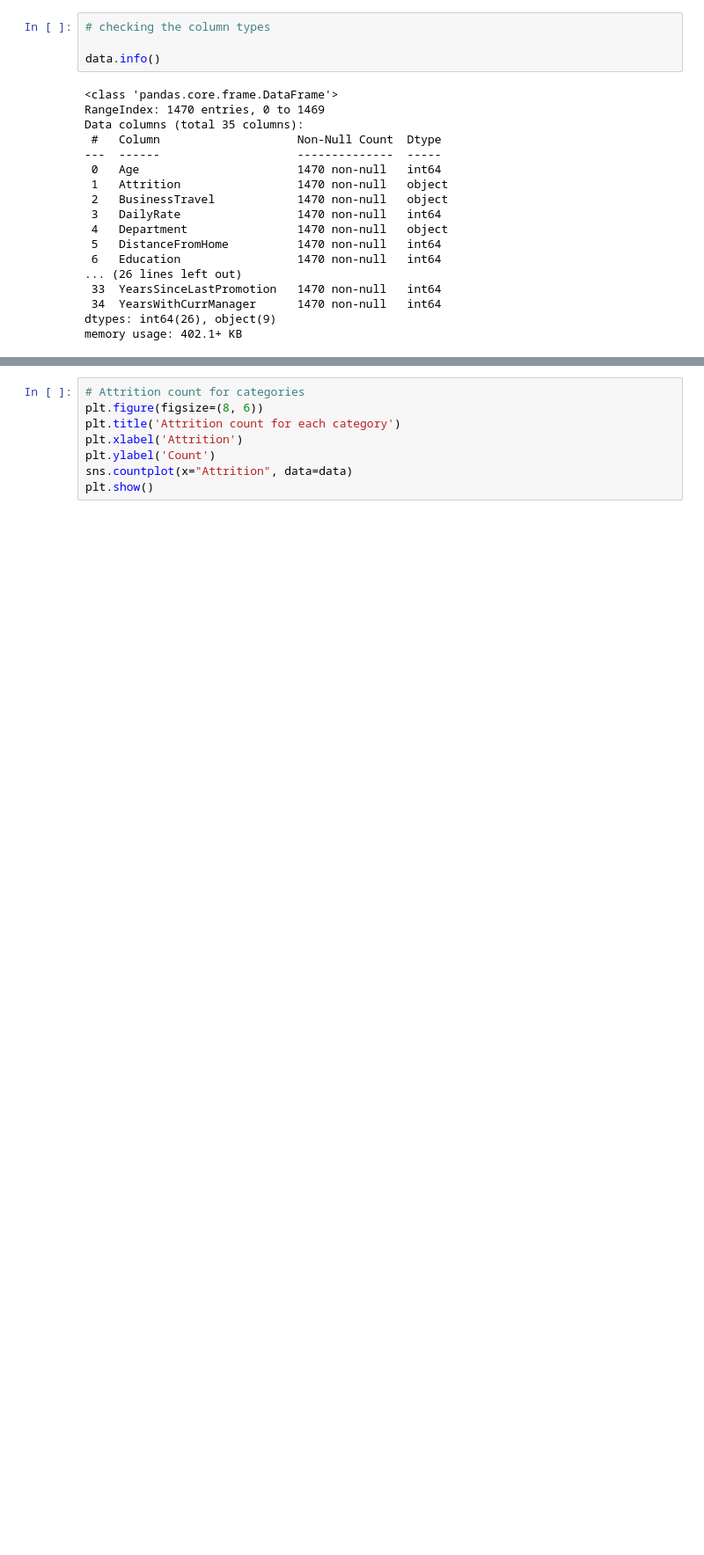
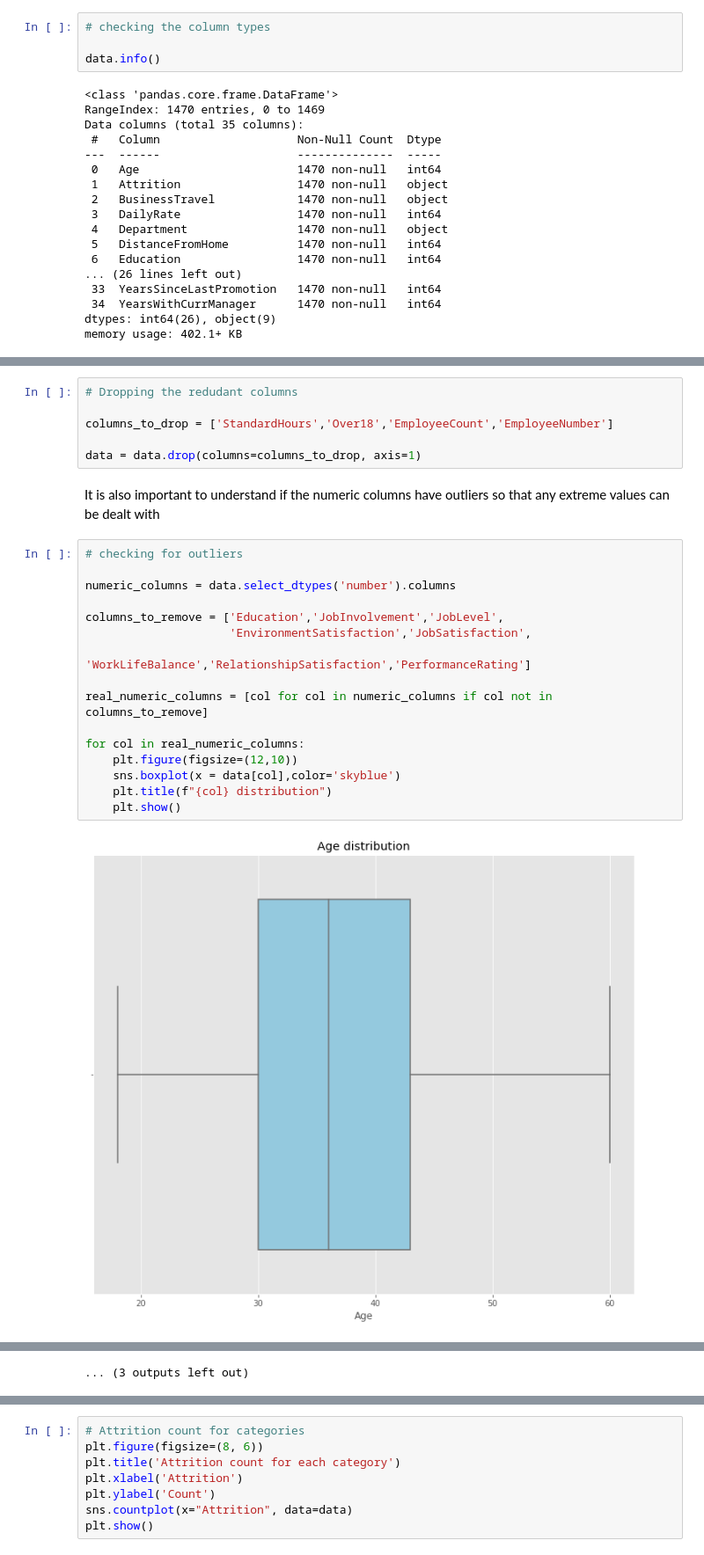
Before and after one commit to franciskyalo/employee_attrition, a Jupyter notebook: employee_attrition.ipynb, the cells around one changed output, grey strips where cells are left out. Shown: that part at 88% size. Drawn from its saved outputs; the diff is of its cells as text; blank space fills up the shorter version.

```diff
--- a/employee_attrition.ipynb
+++ b/employee_attrition.ipynb
@@ -70,0 +183,26 @@ The dataset contains **1470 rows** and **34 columns**
+# %%
+# Dropping the redudant columns
+
+columns_to_drop = ['StandardHours','Over18','EmployeeCount','EmployeeNumber']
+
+data = data.drop(columns=columns_to_drop, axis=1)
+# %% [markdown]
+It is also important to understand if the numeric columns have outliers so that any extreme values can be dealt with
+# %%
+# checking for outliers
+
+numeric_columns = data.select_dtypes('number').columns
+
+columns_to_remove = ['Education','JobInvolvement','JobLevel',
+                     'EnvironmentSatisfaction','JobSatisfaction',
+                     'WorkLifeBalance','RelationshipSatisfaction','PerformanceRating']
+
+real_numeric_columns = [col for col in numeric_columns if col not in columns_to_remove]
+
+for col in real_numeric_columns:
+    plt.figure(figsize=(12,10))
+    sns.boxplot(x = data[col],color='skyblue')
+    plt.title(f"{col} distribution")
+    plt.show()
+# %% [output]
+[figure, added]
@@ -70,0 +220 @@ The dataset contains **1470 rows** and **34 columns**
+... (3 outputs left out)
```
Also changed, not shown: parts of 28 cells of this notebook.
